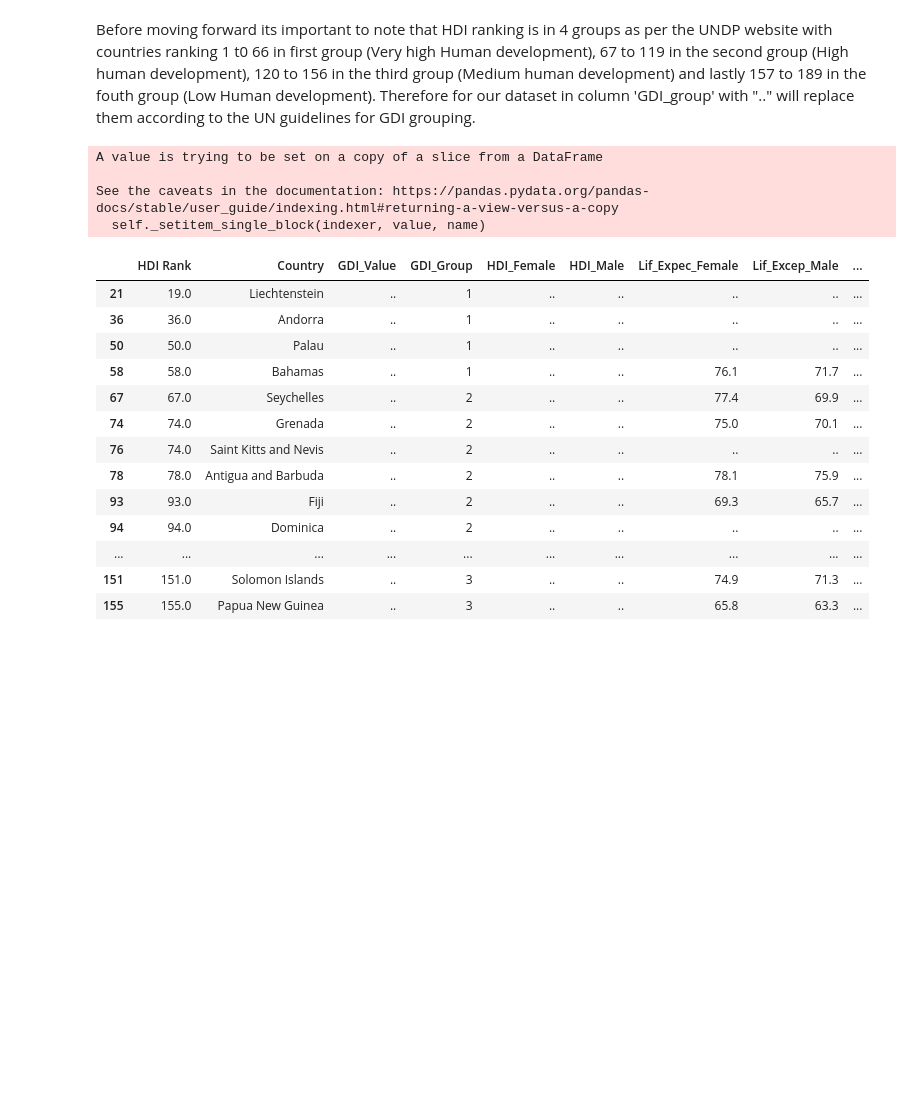
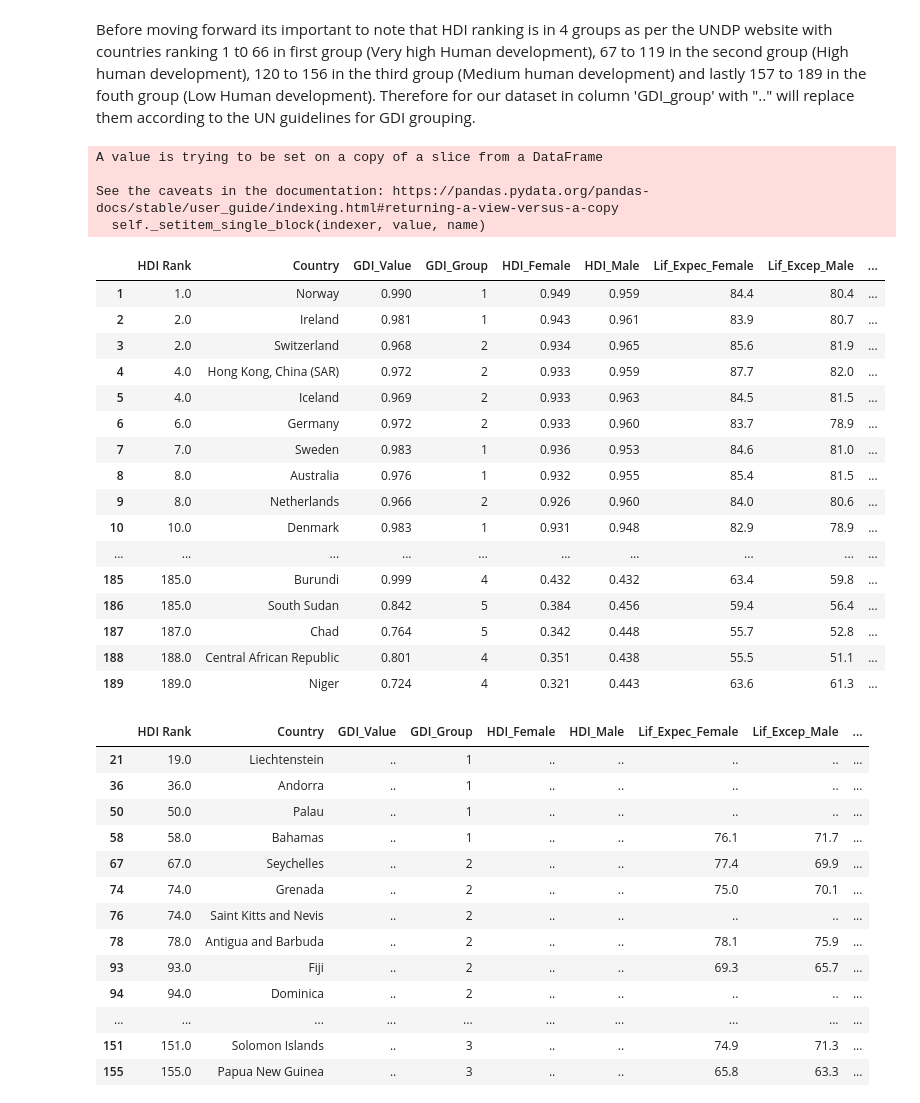
Before and after one commit to dynasty-29/GDI_Project, a Jupyter notebook: Team_atreides_GDI_Project.ipynb, the cells around one changed output. Drawn from its saved outputs; the diff is of its cells as text; code cells hidden in the pictures; blank space fills up the shorter version.

```diff
--- a/Team_atreides_GDI_Project.ipynb
+++ b/Team_atreides_GDI_Project.ipynb
@@ -238,14 +239,33 @@ Before moving forward its important to note that HDI ranking is in 4 groups as p
 # %%
 gdi['GDI_Group'].loc[[21,36,40,50,58]] = 1
 gdi['GDI_Group'].loc[[67, 70,74,76, 78,91,92, 93, 94,102, 111, 112,115,116, 117, ]] = 2
 gdi['GDI_Group'].loc[[121,123,125,131,134, 136, 140, 145, 151,154, 155,156]] = 3
 gdi['GDI_Group'].loc[[157,158,159,161,162, 166,167,168,169,170,172,173,175, 176, 178,179,180,182,184,185,188,189]] = 4
 gdi['GDI_Group'].replace([5], 4, inplace=True)
+
+gdi
 # %% [output]
 A value is trying to be set on a copy of a slice from a DataFrame
 
 See the caveats in the documentation: https://pandas.pydata.org/pandas-docs/stable/user_guide/indexing.html#returning-a-view-versus-a-copy
   self._setitem_single_block(indexer, value, name)
+|  | HDI Rank | Country | GDI_Value | GDI_Group | HDI_Female | HDI_Male | Lif_Expec_Female | Lif_Excep_Male | ... |
+| 1 | 1.0 | Norway | 0.990 | 1 | 0.949 | 0.959 | 84.4 | 80.4 | ... |
+| 2 | 2.0 | Ireland | 0.981 | 1 | 0.943 | 0.961 | 83.9 | 80.7 | ... |
+| 3 | 2.0 | Switzerland | 0.968 | 2 | 0.934 | 0.965 | 85.6 | 81.9 | ... |
+| 4 | 4.0 | Hong Kong, China (SAR) | 0.972 | 2 | 0.933 | 0.959 | 87.7 | 82.0 | ... |
+| 5 | 4.0 | Iceland | 0.969 | 2 | 0.933 | 0.963 | 84.5 | 81.5 | ... |
+| 6 | 6.0 | Germany | 0.972 | 2 | 0.933 | 0.960 | 83.7 | 78.9 | ... |
+| 7 | 7.0 | Sweden | 0.983 | 1 | 0.936 | 0.953 | 84.6 | 81.0 | ... |
+| 8 | 8.0 | Australia | 0.976 | 1 | 0.932 | 0.955 | 85.4 | 81.5 | ... |
+| 9 | 8.0 | Netherlands | 0.966 | 2 | 0.926 | 0.960 | 84.0 | 80.6 | ... |
+| 10 | 10.0 | Denmark | 0.983 | 1 | 0.931 | 0.948 | 82.9 | 78.9 | ... |
+| ... | ... | ... | ... | ... | ... | ... | ... | ... | ... |
+| 185 | 185.0 | Burundi | 0.999 | 4 | 0.432 | 0.432 | 63.4 | 59.8 | ... |
+| 186 | 185.0 | South Sudan | 0.842 | 5 | 0.384 | 0.456 | 59.4 | 56.4 | ... |
+| 187 | 187.0 | Chad | 0.764 | 5 | 0.342 | 0.448 | 55.7 | 52.8 | ... |
+| 188 | 188.0 | Central African Republic | 0.801 | 4 | 0.351 | 0.438 | 55.5 | 51.1 | ... |
+| 189 | 189.0 | Niger | 0.724 | 4 | 0.321 | 0.443 | 63.6 | 61.3 | ... |
 # %%
 gdi[gdi['GDI_Value']=='..']
 # %% [output]
```
Also changed, not shown: parts of 30 cells of this notebook.
